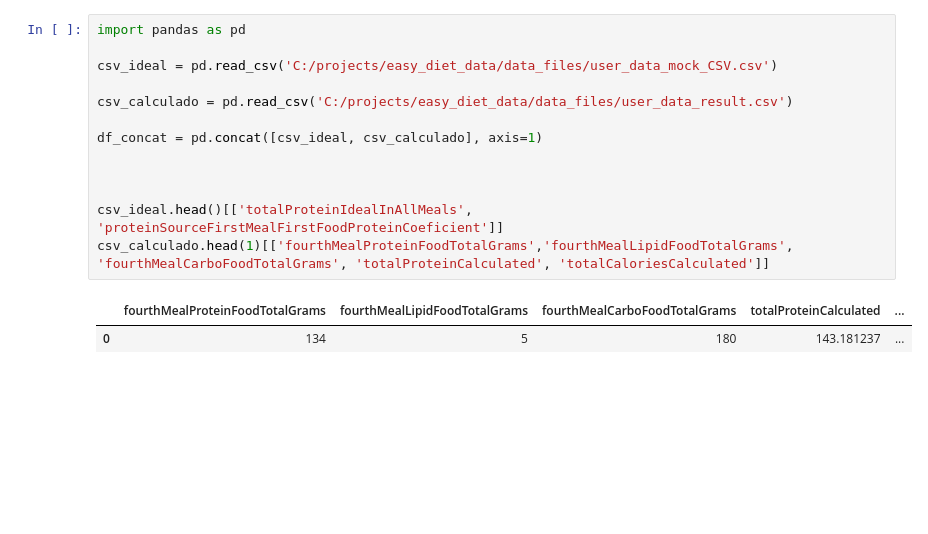
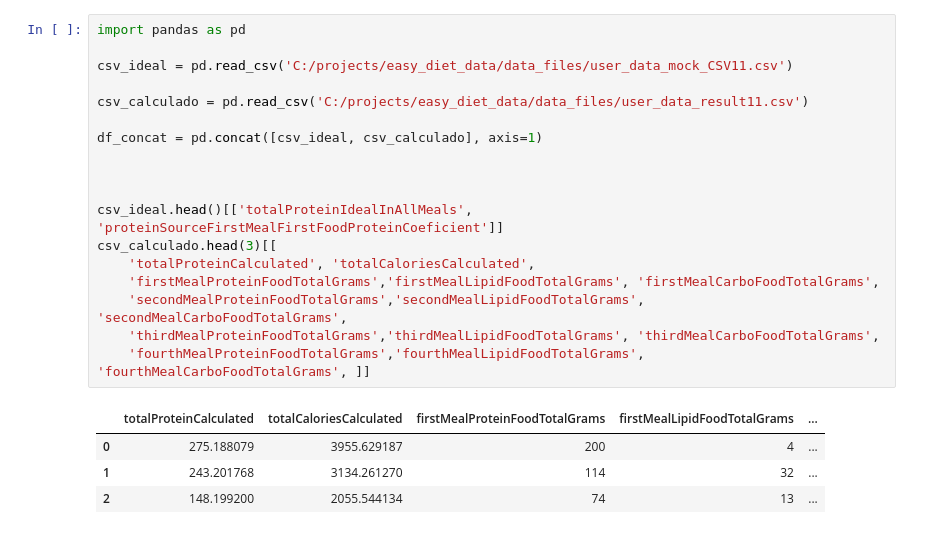
Before and after one commit to TiagoLustosa/easy_diet_data, a Jupyter notebook: data_call.ipynb, the cells around one changed output. Cells and saved outputs as stored; diff of their text form; blank space fills up the shorter version.

```diff
--- a/data_call.ipynb
+++ b/data_call.ipynb
@@ -1,19 +1,26 @@
 # %%
 import pandas as pd
 
-csv_ideal = pd.read_csv('C:/projects/easy_diet_data/data_files/user_data_mock_CSV.csv')
+csv_ideal = pd.read_csv('C:/projects/easy_diet_data/data_files/user_data_mock_CSV11.csv')
 
-csv_calculado = pd.read_csv('C:/projects/easy_diet_data/data_files/user_data_result.csv')
+csv_calculado = pd.read_csv('C:/projects/easy_diet_data/data_files/user_data_result11.csv')
 
 df_concat = pd.concat([csv_ideal, csv_calculado], axis=1)
 
 
 
 csv_ideal.head()[['totalProteinIdealInAllMeals', 'proteinSourceFirstMealFirstFoodProteinCoeficient']]
-csv_calculado.head(1)[['fourthMealProteinFoodTotalGrams','fourthMealLipidFoodTotalGrams', 'fourthMealCarboFoodTotalGrams', 'totalProteinCalculated', 'totalCaloriesCalculated']]
+csv_calculado.head(3)[[
+    'totalProteinCalculated', 'totalCaloriesCalculated',
+    'firstMealProteinFoodTotalGrams','firstMealLipidFoodTotalGrams', 'firstMealCarboFoodTotalGrams',
+    'secondMealProteinFoodTotalGrams','secondMealLipidFoodTotalGrams', 'secondMealCarboFoodTotalGrams',
+    'thirdMealProteinFoodTotalGrams','thirdMealLipidFoodTotalGrams', 'thirdMealCarboFoodTotalGrams',
+    'fourthMealProteinFoodTotalGrams','fourthMealLipidFoodTotalGrams', 'fourthMealCarboFoodTotalGrams', ]]
 # %% [output]
-|  | fourthMealProteinFoodTotalGrams | fourthMealLipidFoodTotalGrams | fourthMealCarboFoodTotalGrams | totalProteinCalculated | ... |
-| 0 | 134 | 5 | 180 | 143.181237 | ... |
+|  | totalProteinCalculated | totalCaloriesCalculated | firstMealProteinFoodTotalGrams | firstMealLipidFoodTotalGrams | ... |
+| 0 | 275.188079 | 3955.629187 | 200 | 4 | ... |
+| 1 | 243.201768 | 3134.261270 | 114 | 32 | ... |
+| 2 | 148.199200 | 2055.544134 | 74 | 13 | ... |
 # %%
 df_concat.head(10)[['firstMealProteinFoodTotalGrams',
                        'firstMealLipidFoodTotalGrams',
```
Also changed, not shown: parts of 6 cells of this notebook, 10 other files.
